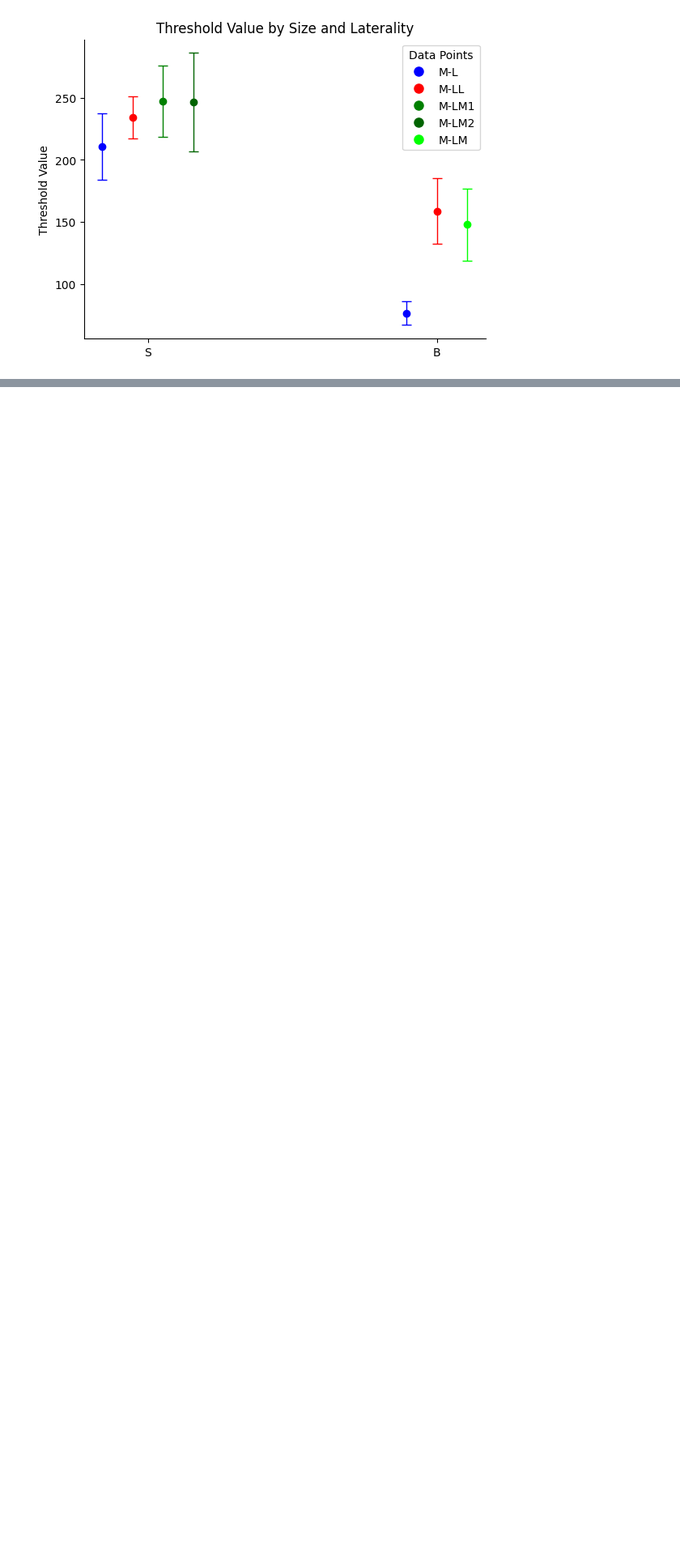
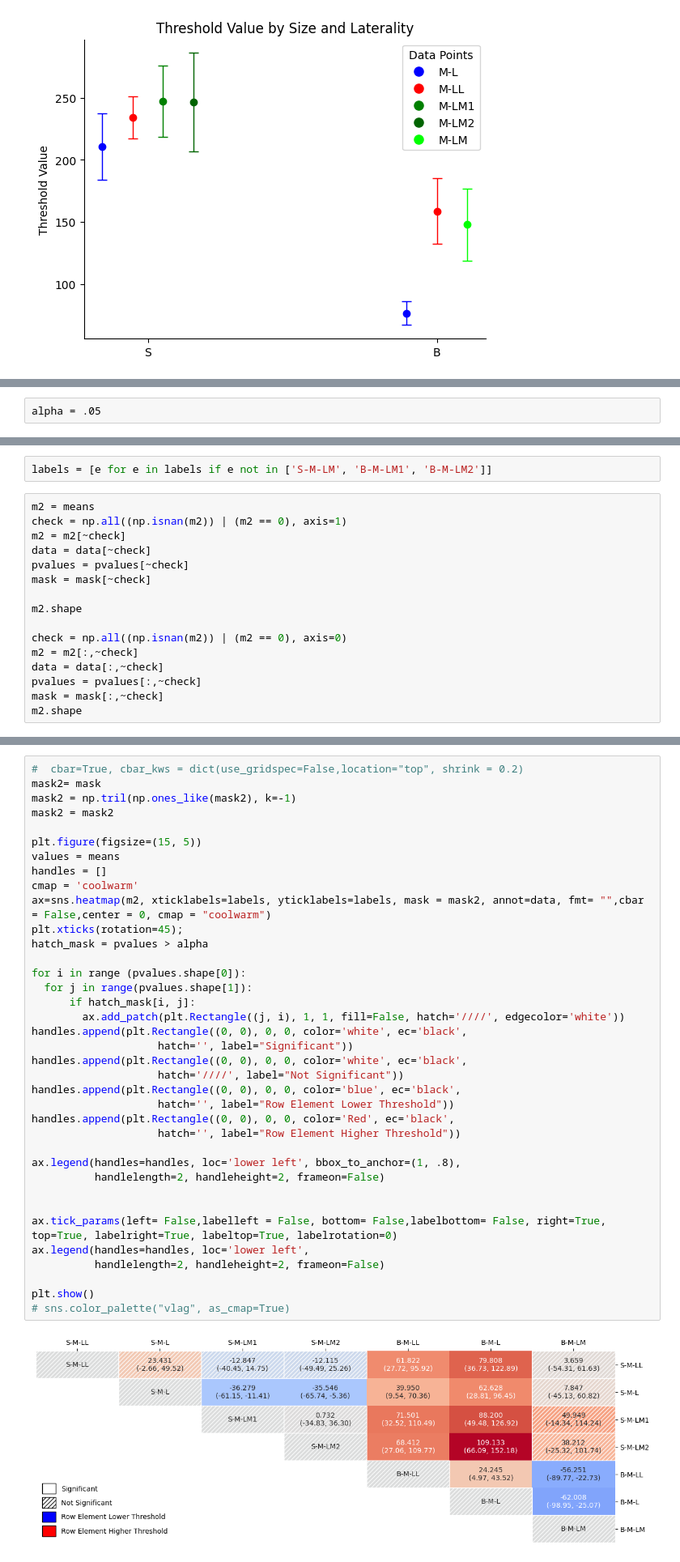
Before and after one commit to hbmep/rat-mapping, a Jupyter notebook: notebooks/C_SMA_LAR/nparray.ipynb, the cells around one changed output, grey strips where cells are left out. Shown at 81% size. Cells and saved outputs as stored; diff of their text form; blank space fills up the shorter version.

Commit message:
Heatmaps for all parameters

```diff
--- a/notebooks/C_SMA_LAR/nparray.ipynb
+++ b/notebooks/C_SMA_LAR/nparray.ipynb
@@ -647,0 +766,2 @@ Text(0.5, 1.0, 'Threshold Value by Size and Laterality')
+# %%
+alpha = .05
@@ -647,0 +817,18 @@ Text(0.5, 1.0, 'Threshold Value by Size and Laterality')
+# %%
+labels = [e for e in labels if e not in ['S-M-LM', 'B-M-LM1', 'B-M-LM2']]
+# %%
+m2 = means
+check = np.all((np.isnan(m2)) | (m2 == 0), axis=1)
+m2 = m2[~check]
+data = data[~check]
+pvalues = pvalues[~check]
+mask = mask[~check]
+
+m2.shape
+
+check = np.all((np.isnan(m2)) | (m2 == 0), axis=0)
+m2 = m2[:,~check]
+data = data[:,~check]
+pvalues = pvalues[:,~check]
+mask = mask[:,~check]
+m2.shape
@@ -647,0 +837,39 @@ Text(0.5, 1.0, 'Threshold Value by Size and Laterality')
+# %%
+#  cbar=True, cbar_kws = dict(use_gridspec=False,location="top", shrink = 0.2)
+mask2= mask
+mask2 = np.tril(np.ones_like(mask2), k=-1)
+mask2 = mask2
+
+plt.figure(figsize=(15, 5))
+values = means
+handles = []
+cmap = 'coolwarm'
+ax=sns.heatmap(m2, xticklabels=labels, yticklabels=labels, mask = mask2, annot=data, fmt= "",cbar = False,center = 0, cmap = "coolwarm")
+plt.xticks(rotation=45);
+hatch_mask = pvalues > alpha
+
+for i in range (pvalues.shape[0]):
+  for j in range(pvalues.shape[1]):
+      if hatch_mask[i, j]:
+        ax.add_patch(plt.Rectangle((j, i), 1, 1, fill=False, hatch='////', edgecolor='white'))
+handles.append(plt.Rectangle((0, 0), 0, 0, color='white', ec='black',
+                    hatch='', label="Significant"))
+handles.append(plt.Rectangle((0, 0), 0, 0, color='white', ec='black',
+                    hatch='////', label="Not Significant"))
+handles.append(plt.Rectangle((0, 0), 0, 0, color='blue', ec='black',
+                    hatch='', label="Row Element Lower Threshold"))
+handles.append(plt.Rectangle((0, 0), 0, 0, color='Red', ec='black',
+                    hatch='', label="Row Element Higher Threshold"))
+
+ax.legend(handles=handles, loc='lower left', bbox_to_anchor=(1, .8),
+          handlelength=2, handleheight=2, frameon=False)
+
+
+ax.tick_params(left= False,labelleft = False, bottom= False,labelbottom= False, right=True, top=True, labelright=True, labeltop=True, labelrotation=0)
+ax.legend(handles=handles, loc='lower left',
+          handlelength=2, handleheight=2, frameon=False)
+
+plt.show()
+# sns.color_palette("vlag", as_cmap=True)
+# %% [output]
+[figure, added]
```
Also changed, not shown: parts of 16 cells of this notebook, 9 other files.
